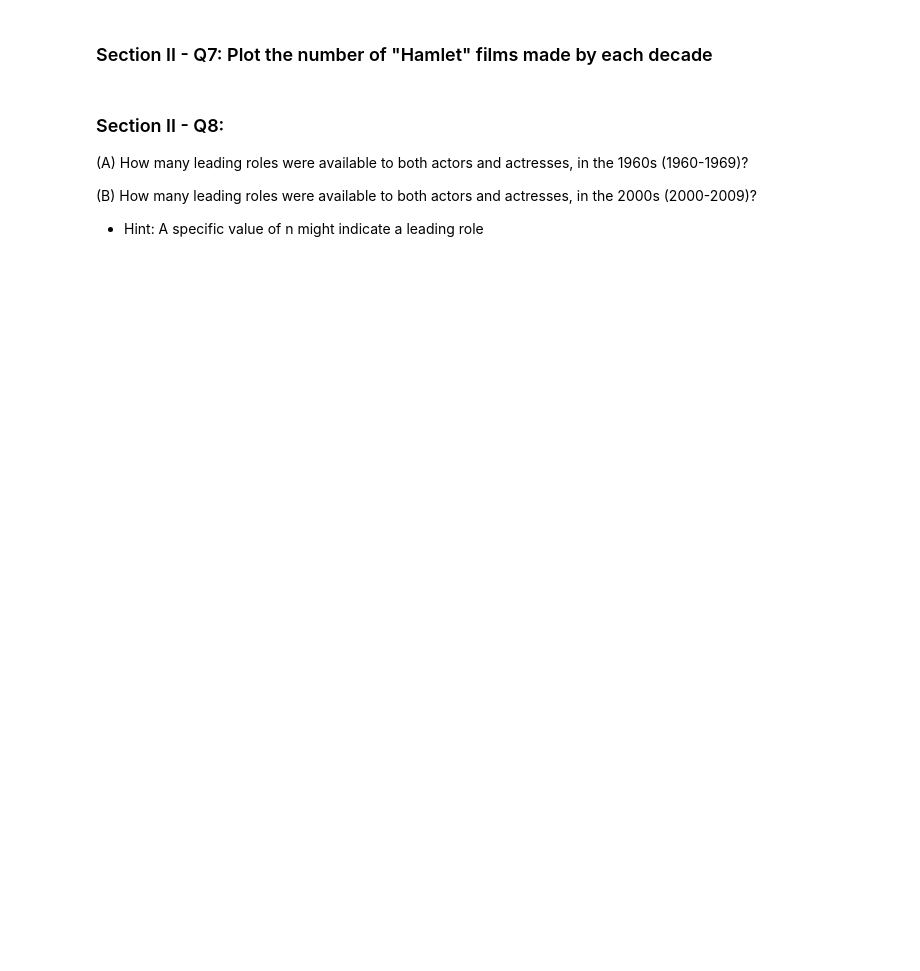
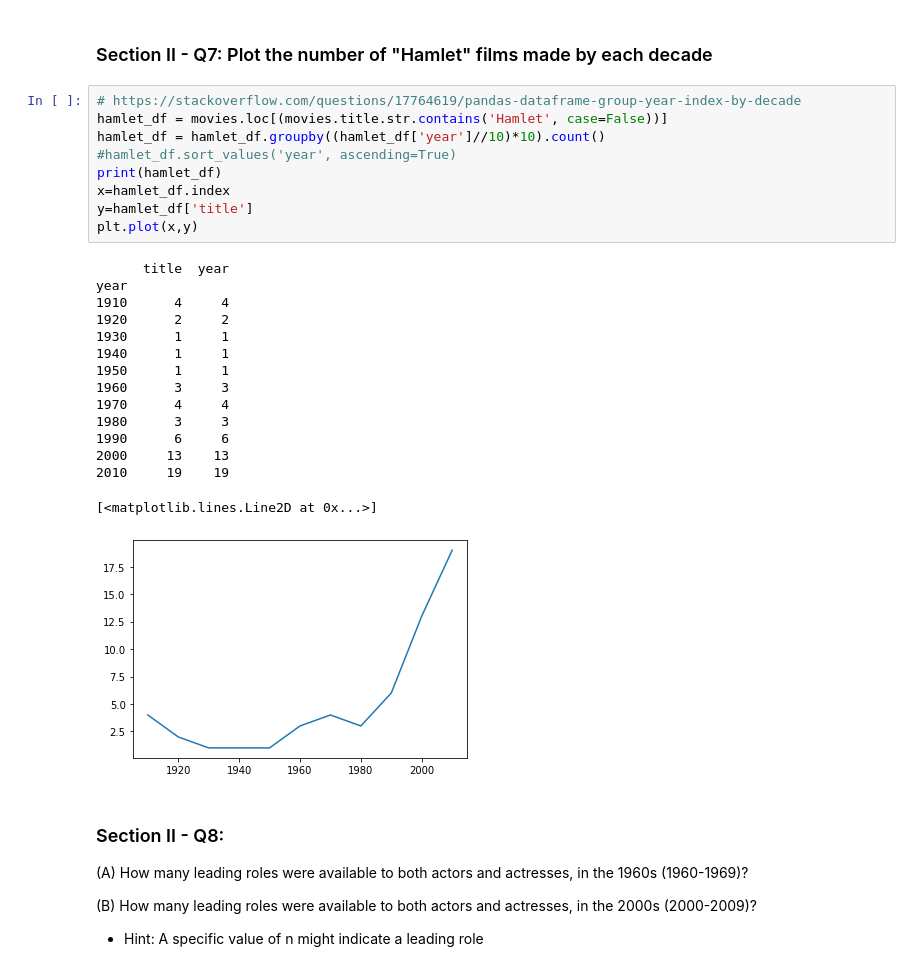
Before and after one commit to rrmorris2102/ucsd-mle, a Jupyter notebook: mec-mini-projects/mec-5.3.10-data-wranging-with-pandas-mini-project/Mini_Project_Data_Wrangling_Pandas.ipynb, the cells around one changed output. Saved outputs shown, nothing was run; the diff lists cells and outputs as text; blank space fills up the shorter version.

```diff
--- a/mec-mini-projects/mec-5.3.10-data-wranging-with-pandas-mini-project/Mini_Project_Data_Wrangling_Pandas.ipynb
+++ b/mec-mini-projects/mec-5.3.10-data-wranging-with-pandas-mini-project/Mini_Project_Data_Wrangling_Pandas.ipynb
@@ -477,5 +547,30 @@ plt.plot(x,y)
 # %% [markdown]
 ### Section II - Q7: Plot the number of "Hamlet" films made by each decade
+# %%
+# https://stackoverflow.com/questions/17764619/pandas-dataframe-group-year-index-by-decade
+hamlet_df = movies.loc[(movies.title.str.contains('Hamlet', case=False))]
+hamlet_df = hamlet_df.groupby((hamlet_df['year']//10)*10).count()
+#hamlet_df.sort_values('year', ascending=True)
+print(hamlet_df)
+x=hamlet_df.index
+y=hamlet_df['title']
+plt.plot(x,y)
+# %% [output]
+      title  year
+year
+1910      4     4
+1920      2     2
+1930      1     1
+1940      1     1
+1950      1     1
+1960      3     3
+1970      4     4
+1980      3     3
+1990      6     6
+2000     13    13
+2010     19    19
+[<matplotlib.lines.Line2D at 0x...>]
+[figure, added]
 # %% [markdown]
 ### Section II - Q8:
 
```
Also changed, not shown: parts of 21 cells of this notebook, 3 other files.
